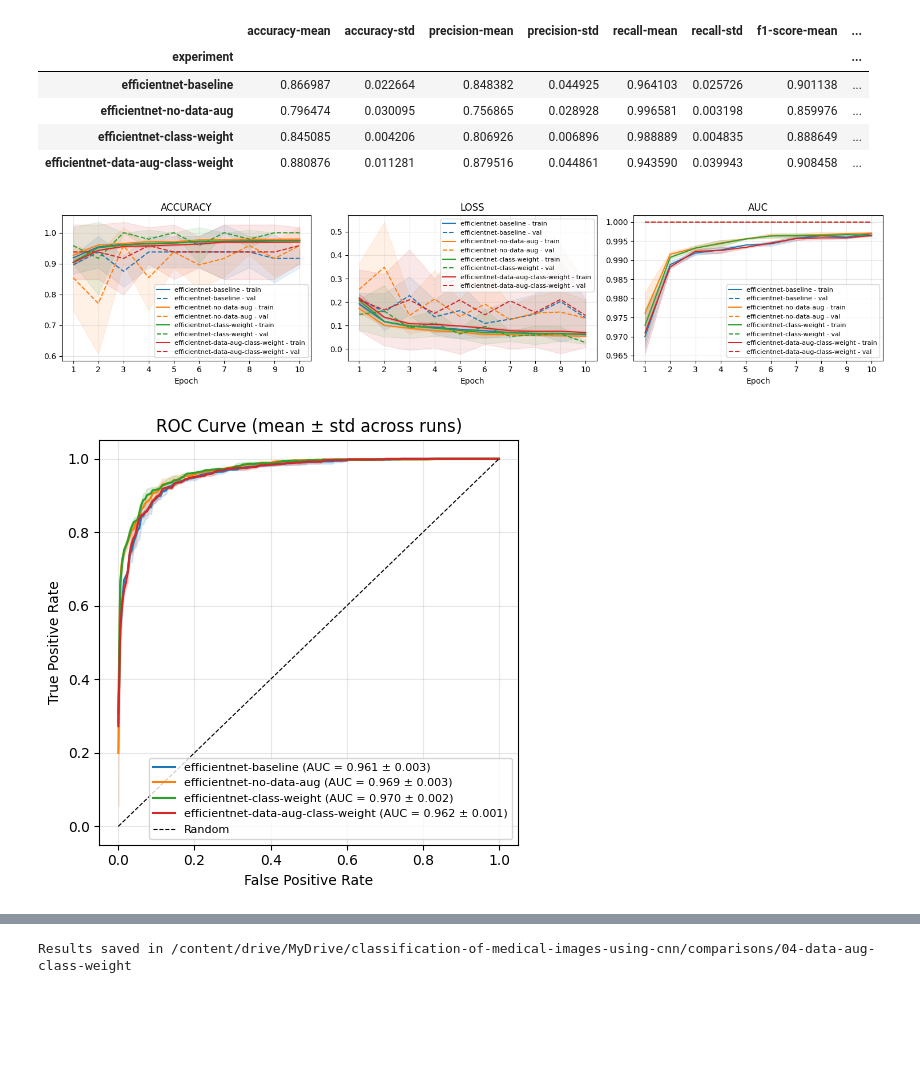
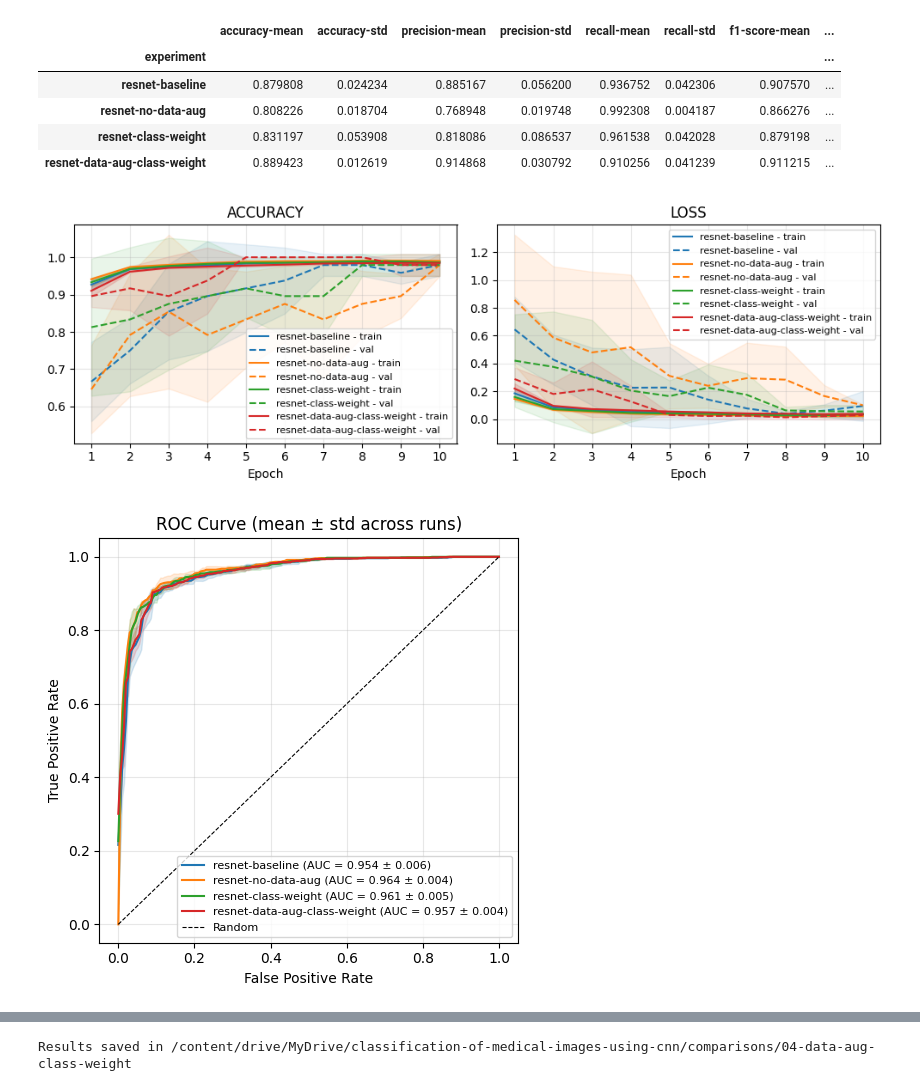
Before and after one commit to amartinsmg/classification-of-medical-images-using-cnn, a Jupyter notebook: notebooks/analyses/04_data_aug_class_weight.ipynb, the cells around one changed output, grey strips where cells are left out. Saved outputs shown, nothing was run; the diff lists cells and outputs as text; code cells hidden in the pictures; blank space fills up the shorter version.

```diff
--- a/notebooks/analyses/04_data_aug_class_weight.ipynb
+++ b/notebooks/analyses/04_data_aug_class_weight.ipynb
@@ -25,7 +17,7 @@ Mounted at /content/drive
 # %%
-resnet_exps = ["efficientnet-baseline", "efficientnet-no-data-aug", "efficientnet-class-weight", "efficientnet-data-aug-class-weight"]
+resnet_exps = ["resnet-baseline", "resnet-no-data-aug", "resnet-class-weight", "resnet-data-aug-class-weight"]
 densenet_exps = ["densenet-baseline", "densenet-no-data-aug", "densenet-class-weight", "densenet-data-aug-class-weight"]
-efficientnet_exps = ["resnet-baseline", "resnet-no-data-aug", "resnet-class-weight", "resnet-data-aug-class-weight"]
+efficientnet_exps = ["efficientnet-baseline", "efficientnet-no-data-aug", "efficientnet-class-weight", "efficientnet-data-aug-class-weight"]
 experiment_names = [*resnet_exps, *densenet_exps, *efficientnet_exps]
 
 COMPARISON_PATH = "comparisons/04-data-aug-class-weight"
@@ -59,17 +51,18 @@ display(metrics)
 # %%
 from src.analyses import full_comparison
 
 _ = full_comparison(
   base_result_dir=RESULT_PATH,
   experiment_names=resnet_exps,
+  history_metrics=["accuracy", "loss"],
   show_plot=True,
 )
 # %% [output]
 |  | accuracy-mean | accuracy-std | precision-mean | precision-std | recall-mean | recall-std | f1-score-mean | ... |
 | experiment |  |  |  |  |  |  |  | ... |
-| efficientnet-baseline | 0.866987 | 0.022664 | 0.848382 | 0.044925 | 0.964103 | 0.025726 | 0.901138 | ... |
-| efficientnet-no-data-aug | 0.796474 | 0.030095 | 0.756865 | 0.028928 | 0.996581 | 0.003198 | 0.859976 | ... |
-| efficientnet-class-weight | 0.845085 | 0.004206 | 0.806926 | 0.006896 | 0.988889 | 0.004835 | 0.888649 | ... |
-| efficientnet-data-aug-class-weight | 0.880876 | 0.011281 | 0.879516 | 0.044861 | 0.943590 | 0.039943 | 0.908458 | ... |
+| resnet-baseline | 0.879808 | 0.024234 | 0.885167 | 0.056200 | 0.936752 | 0.042306 | 0.907570 | ... |
+| resnet-no-data-aug | 0.808226 | 0.018704 | 0.768948 | 0.019748 | 0.992308 | 0.004187 | 0.866276 | ... |
+| resnet-class-weight | 0.831197 | 0.053908 | 0.818086 | 0.086537 | 0.961538 | 0.042028 | 0.879198 | ... |
+| resnet-data-aug-class-weight | 0.889423 | 0.012619 | 0.914868 | 0.030792 | 0.910256 | 0.041239 | 0.911215 | ... |
-[figure, old version]
+[figure, new version]
-[figure, old version]
+[figure, new version]
```
Also changed, not shown: parts of 9 cells of this notebook.
